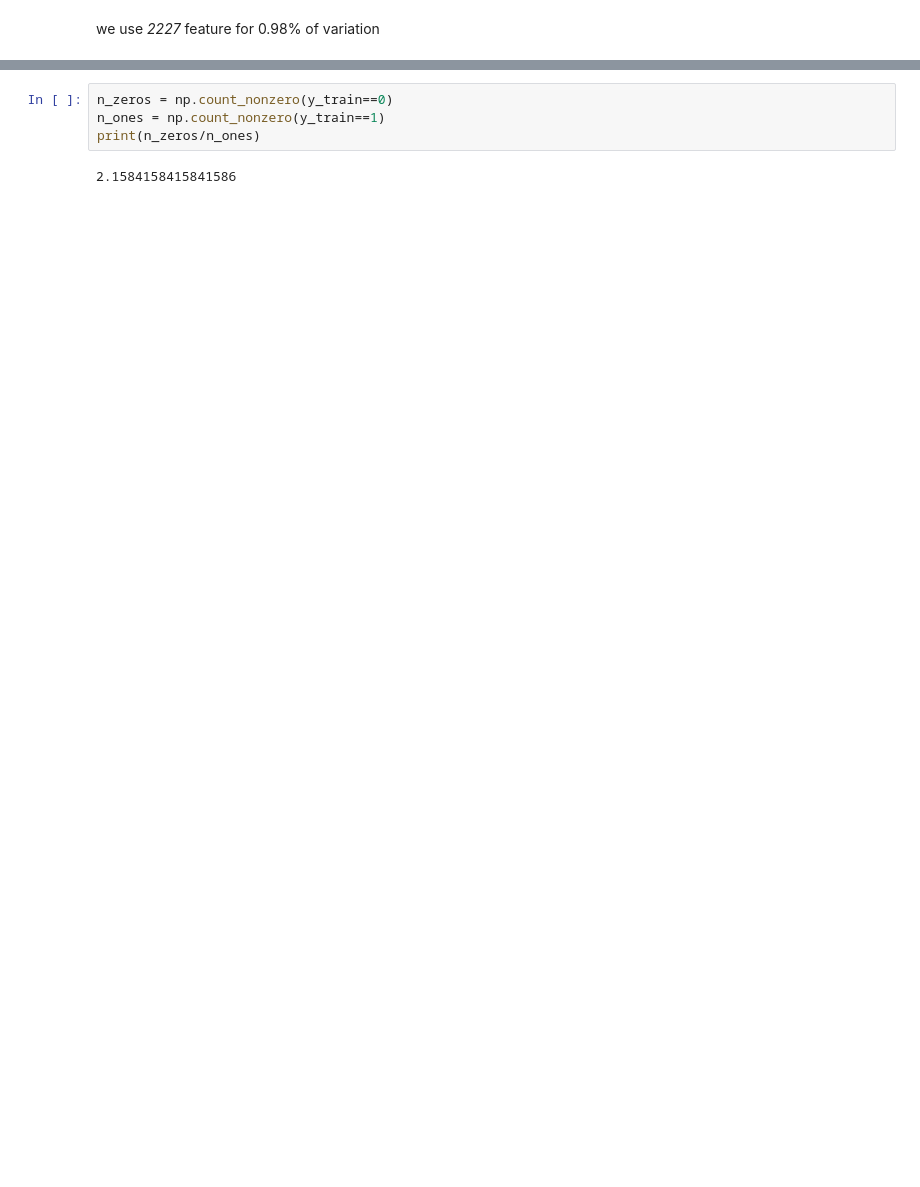
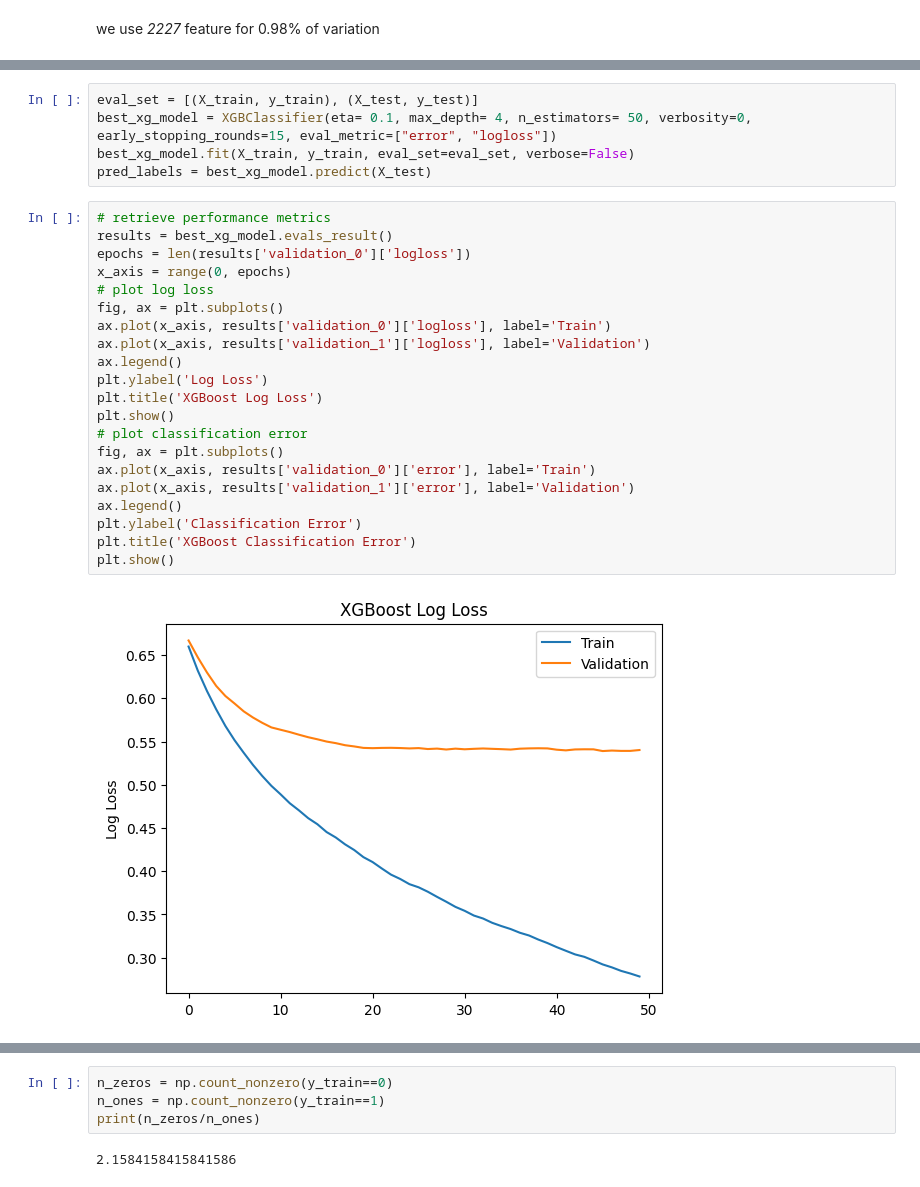
Before and after one commit to AmirHoseein99/Persian_NLP_Task, a Jupyter notebook: Machine learning Models.ipynb, the cells around one changed output, grey strips where cells are left out. Cells and saved outputs as stored; diff of their text form; blank space fills up the shorter version.

```diff
--- a/Machine learning Models.ipynb
+++ b/Machine learning Models.ipynb
@@ -104,0 +209,28 @@ base xgboost test AUC :  0.6456391254026217
+# %%
+eval_set = [(X_train, y_train), (X_test, y_test)]
+best_xg_model = XGBClassifier(eta= 0.1, max_depth= 4, n_estimators= 50, verbosity=0, early_stopping_rounds=15, eval_metric=["error", "logloss"])
+best_xg_model.fit(X_train, y_train, eval_set=eval_set, verbose=False)
+pred_labels = best_xg_model.predict(X_test)
+# %%
+# retrieve performance metrics
+results = best_xg_model.evals_result()
+epochs = len(results['validation_0']['logloss'])
+x_axis = range(0, epochs)
+# plot log loss
+fig, ax = plt.subplots()
+ax.plot(x_axis, results['validation_0']['logloss'], label='Train')
+ax.plot(x_axis, results['validation_1']['logloss'], label='Validation')
+ax.legend()
+plt.ylabel('Log Loss')
+plt.title('XGBoost Log Loss')
+plt.show()
+# plot classification error
+fig, ax = plt.subplots()
+ax.plot(x_axis, results['validation_0']['error'], label='Train')
+ax.plot(x_axis, results['validation_1']['error'], label='Validation')
+ax.legend()
+plt.ylabel('Classification Error')
+plt.title('XGBoost Classification Error')
+plt.show()
+# %% [output]
+[figure, added]
```
Also changed, not shown: parts of 23 cells of this notebook.
